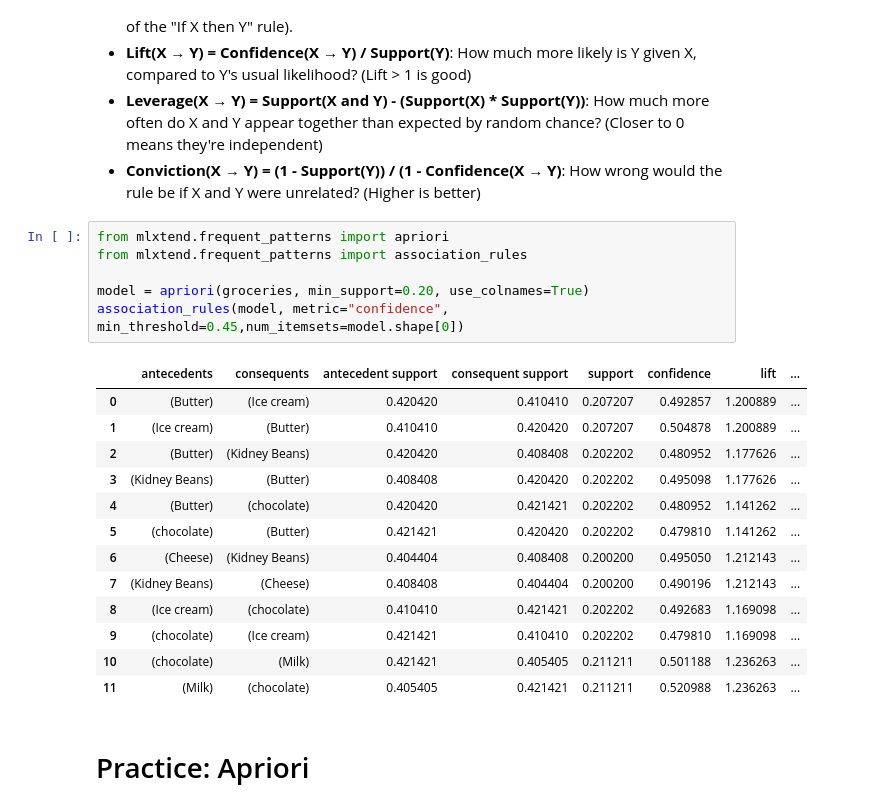
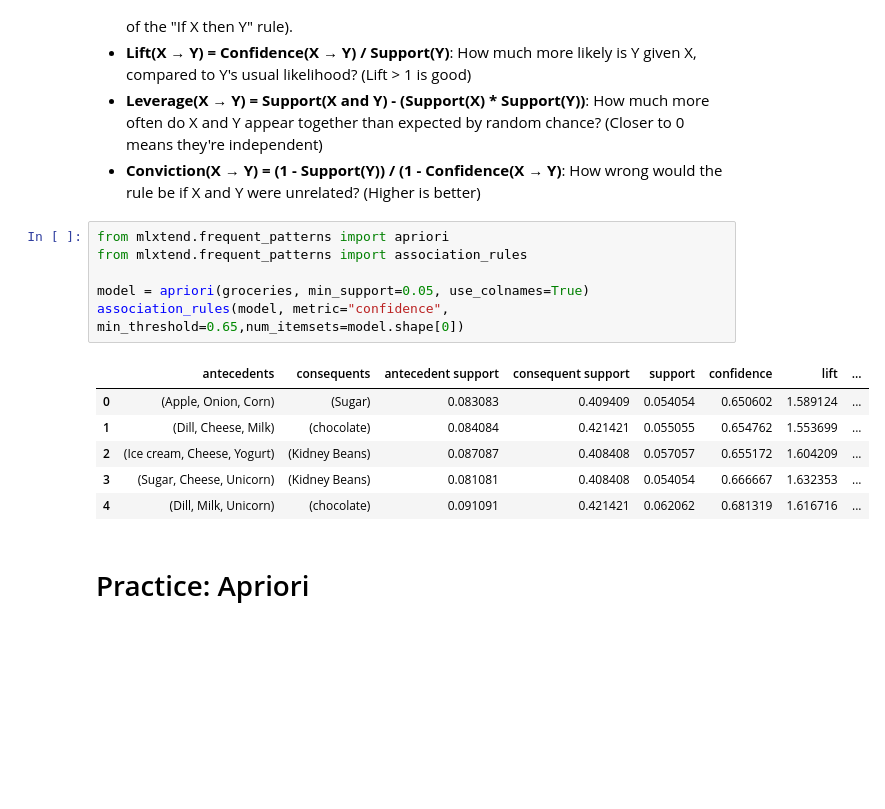
Before and after one commit to lcbjrrr/quantai, a Jupyter notebook: M5_Py_ML_Apriori.ipynb, the cells around one changed output. Cells and saved outputs as stored; diff of their text form; blank space fills up the shorter version.

```diff
--- a/M5_Py_ML_Apriori.ipynb
+++ b/M5_Py_ML_Apriori.ipynb
@@ -49,23 +49,16 @@ Filtered by the following parameters:
 # %%
 from mlxtend.frequent_patterns import apriori
 from mlxtend.frequent_patterns import association_rules
 
-model = apriori(groceries, min_support=0.20, use_colnames=True)
-association_rules(model, metric="confidence", min_threshold=0.45,num_itemsets=model.shape[0])
+model = apriori(groceries, min_support=0.05, use_colnames=True)
+association_rules(model, metric="confidence", min_threshold=0.65,num_itemsets=model.shape[0])
 # %% [output]
 |  | antecedents | consequents | antecedent support | consequent support | support | confidence | lift | ... |
-| 0 | (Butter) | (Ice cream) | 0.420420 | 0.410410 | 0.207207 | 0.492857 | 1.200889 | ... |
-| 1 | (Ice cream) | (Butter) | 0.410410 | 0.420420 | 0.207207 | 0.504878 | 1.200889 | ... |
-| 2 | (Butter) | (Kidney Beans) | 0.420420 | 0.408408 | 0.202202 | 0.480952 | 1.177626 | ... |
-| 3 | (Kidney Beans) | (Butter) | 0.408408 | 0.420420 | 0.202202 | 0.495098 | 1.177626 | ... |
-| 4 | (Butter) | (chocolate) | 0.420420 | 0.421421 | 0.202202 | 0.480952 | 1.141262 | ... |
-| 5 | (chocolate) | (Butter) | 0.421421 | 0.420420 | 0.202202 | 0.479810 | 1.141262 | ... |
-| 6 | (Cheese) | (Kidney Beans) | 0.404404 | 0.408408 | 0.200200 | 0.495050 | 1.212143 | ... |
-| 7 | (Kidney Beans) | (Cheese) | 0.408408 | 0.404404 | 0.200200 | 0.490196 | 1.212143 | ... |
-| 8 | (Ice cream) | (chocolate) | 0.410410 | 0.421421 | 0.202202 | 0.492683 | 1.169098 | ... |
-| 9 | (chocolate) | (Ice cream) | 0.421421 | 0.410410 | 0.202202 | 0.479810 | 1.169098 | ... |
-| 10 | (chocolate) | (Milk) | 0.421421 | 0.405405 | 0.211211 | 0.501188 | 1.236263 | ... |
-| 11 | (Milk) | (chocolate) | 0.405405 | 0.421421 | 0.211211 | 0.520988 | 1.236263 | ... |
+| 0 | (Apple, Onion, Corn) | (Sugar) | 0.083083 | 0.409409 | 0.054054 | 0.650602 | 1.589124 | ... |
+| 1 | (Dill, Cheese, Milk) | (chocolate) | 0.084084 | 0.421421 | 0.055055 | 0.654762 | 1.553699 | ... |
+| 2 | (Ice cream, Cheese, Yogurt) | (Kidney Beans) | 0.087087 | 0.408408 | 0.057057 | 0.655172 | 1.604209 | ... |
+| 3 | (Sugar, Cheese, Unicorn) | (Kidney Beans) | 0.081081 | 0.408408 | 0.054054 | 0.666667 | 1.632353 | ... |
+| 4 | (Dill, Milk, Unicorn) | (chocolate) | 0.091091 | 0.421421 | 0.062062 | 0.681319 | 1.616716 | ... |
 # %% [markdown]
 # Practice: Apriori
 # %% [markdown]
```
Also changed, not shown: parts of 1 cell of this notebook.
